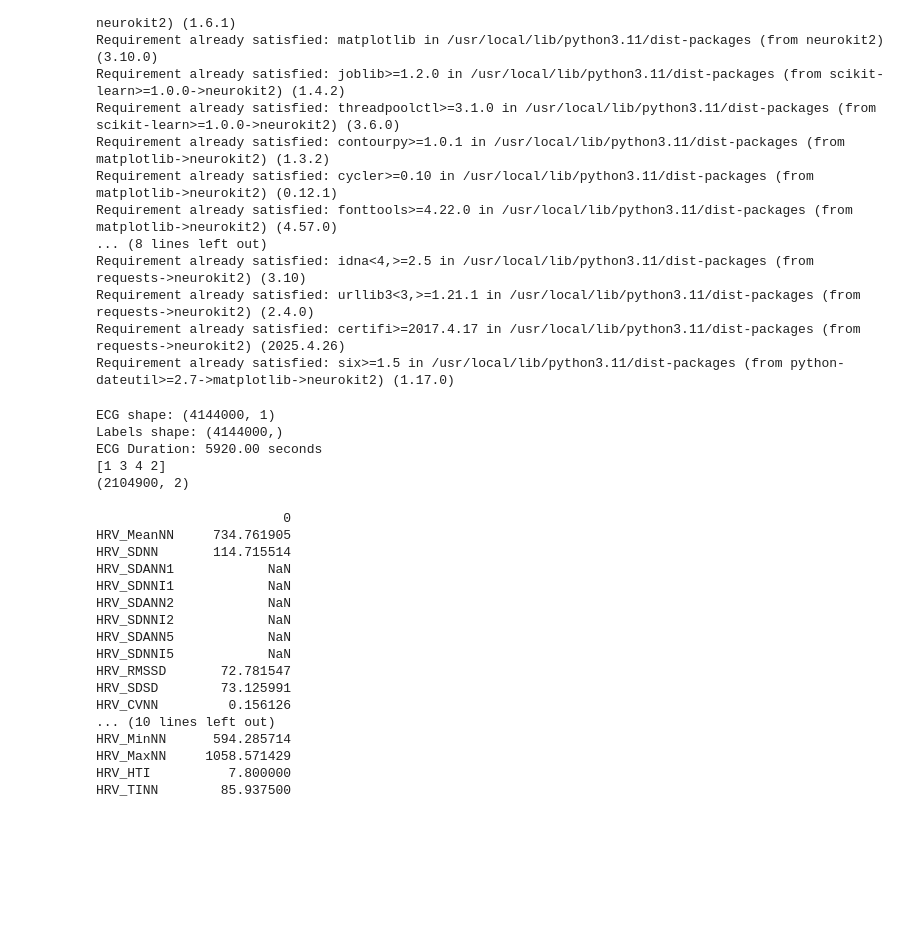
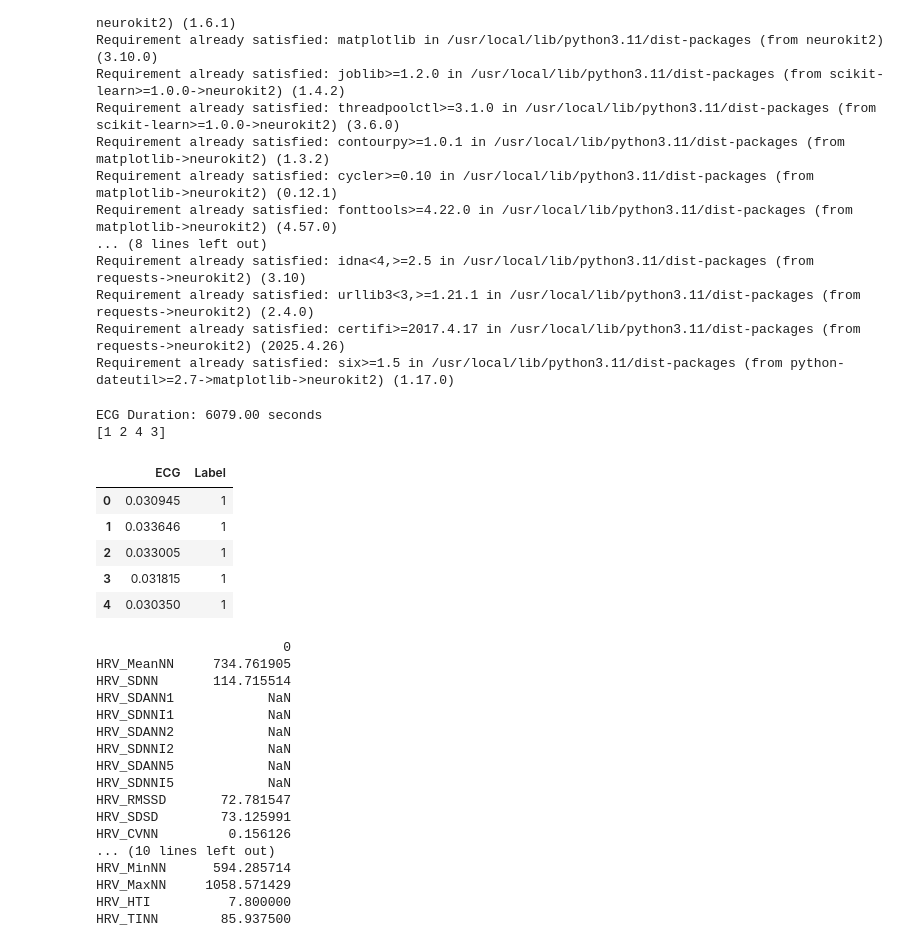
Before and after one commit to Pixelpip/Major, a Jupyter notebook: Data_prepocess_S.ipynb, the cells around one changed output. Drawn from its saved outputs; the diff is of its cells as text; code cells hidden in the pictures; blank space fills up the shorter version.

```diff
--- a/Data_prepocess_S.ipynb
+++ b/Data_prepocess_S.ipynb
@@ -27,51 +27,54 @@ Requirement already satisfied: six>=1.5 in /usr/local/lib/python3.11/dist-packag
 import pickle
 import pandas as pd
 import numpy as np
+import matplotlib.pyplot as plt
+import seaborn as sns
 import os
 # Load data
-pkl_file = '/content/drive/MyDrive/WESAD_pkl/S17.pkl'
+pkl_file = '/content/drive/MyDrive/WESAD_pkl/S2.pkl'
 subject_id = os.path.basename(pkl_file).split('.')[0]
 with open(pkl_file, 'rb') as file:
     data = pickle.load(file, encoding='latin1')
 
 # Extract ECG and labels
 ecg = data['signal']['chest']['ECG']  # shape (n_samples, 2)
 labels = data['label']                # shape (n_samples,)
 
-# Check shape
-print("ECG shape:", ecg.shape)        # should be (5537, 2) or similar
-print("Labels shape:", labels.shape)  # should be (same number of samples,)
 
-# Use just the first ECG channel (e.g., lead I)
+# to use the first colum from numpy array
 ecg_signal = ecg[:, 0]
 
-# Ensure same length for DataFrame (truncate if needed)
+# Ensuring same length for DataFrame
 min_len = min(len(ecg_signal), len(labels))
 ecg_signal = ecg_signal[:min_len]
 labels = labels[:min_len]
 
 # Create DataFrame
 df = pd.DataFrame({
     'ECG': ecg_signal,
     'Label': labels
 })
 
 # Duration in seconds
 duration_seconds = len(ecg_signal) / 700
 print(f"ECG Duration: {duration_seconds:.2f} seconds")
 
 # Remove entries with labels 0, 5, 6, or 7
 filtered_df = df[~df['Label'].isin([0, 5, 6, 7])].reset_index(drop=True)
 
 # Check result
 print(filtered_df['Label'].unique())
-print(filtered_df.shape)
+
+filtered_df.head()
 # %% [output]
-ECG shape: (4144000, 1)
-Labels shape: (4144000,)
-ECG Duration: 5920.00 seconds
-[1 3 4 2]
-(2104900, 2)
+ECG Duration: 6079.00 seconds
+[1 2 4 3]
+|  | ECG | Label |
+| 0 | 0.030945 | 1 |
+| 1 | 0.033646 | 1 |
+| 2 | 0.033005 | 1 |
+| 3 | 0.031815 | 1 |
+| 4 | 0.030350 | 1 |
 # %%
 
 import neurokit2 as nk
```
Also changed, not shown: parts of 15 cells of this notebook.
